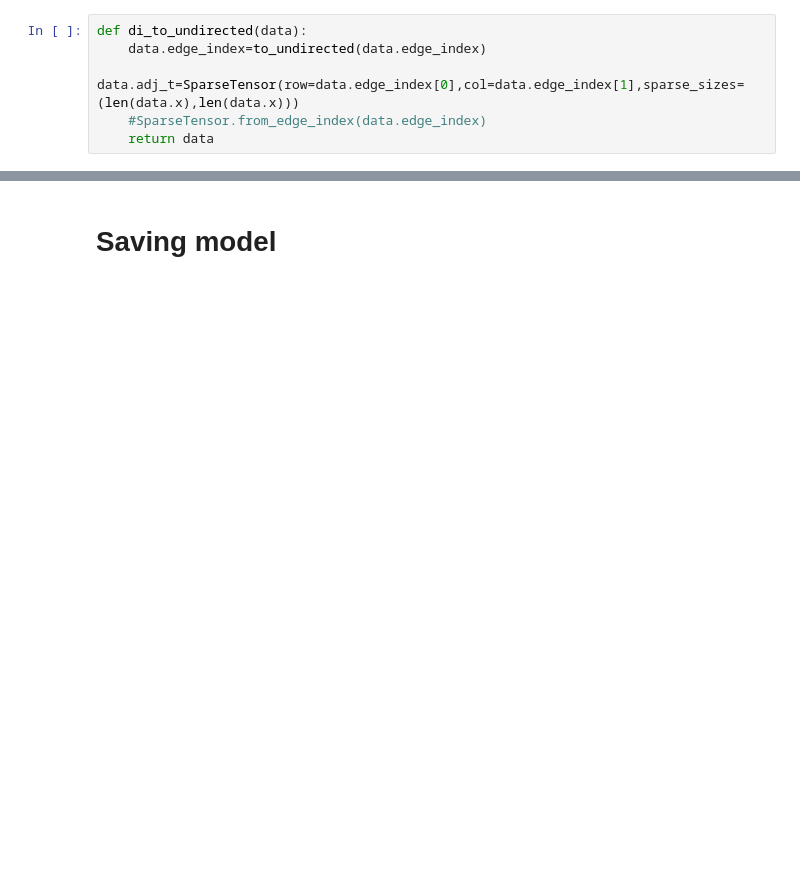
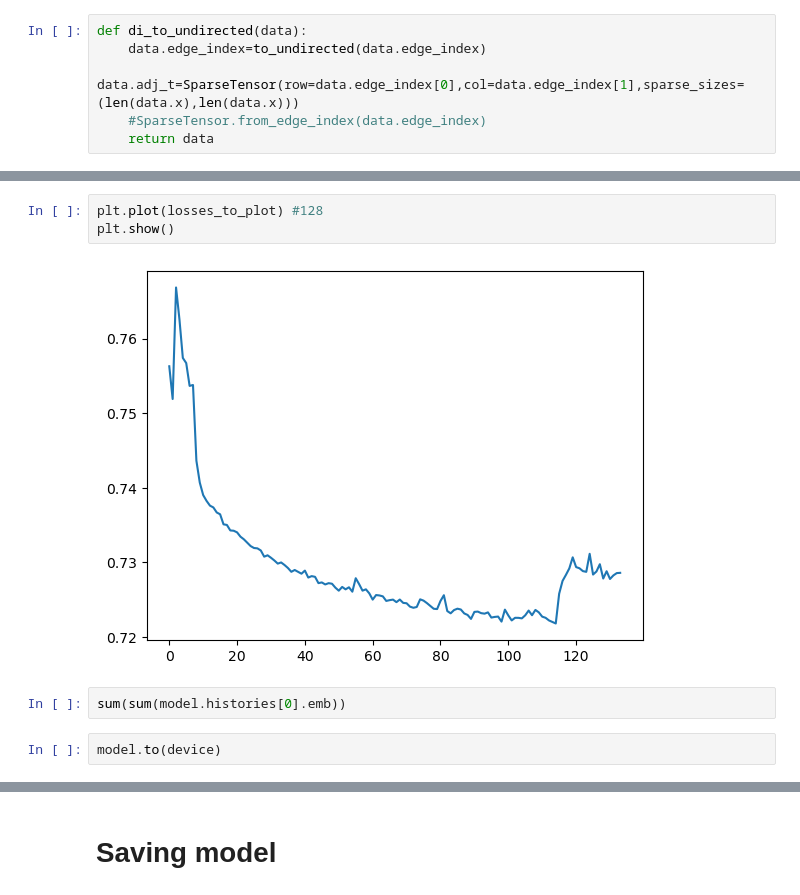
Before and after one commit to anpolol/Recommendation_articles, a Jupyter notebook: train/Recommendation.ipynb, the cells around one changed output, grey strips where cells are left out. Drawn from its saved outputs; the diff is of its cells as text; blank space fills up the shorter version.

```diff
--- a/train/Recommendation.ipynb
+++ b/train/Recommendation.ipynb
@@ -206,0 +300,9 @@ print(datetime.now()-d)
+# %%
+plt.plot(losses_to_plot) #128
+plt.show()
+# %% [output]
+[figure, added]
+# %%
+sum(sum(model.histories[0].emb))
+# %%
+model.to(device)
```
Also changed, not shown: parts of 27 cells of this notebook, 4 other files.
